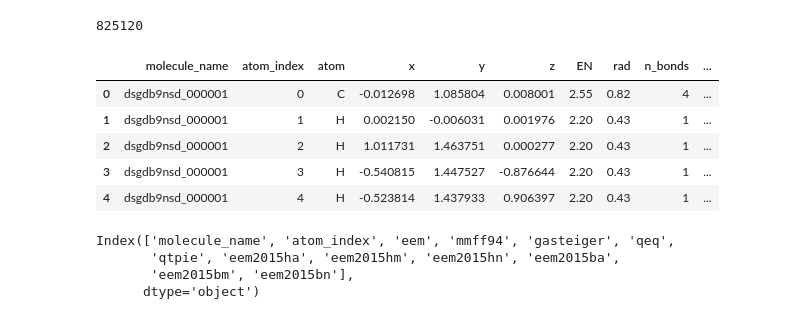
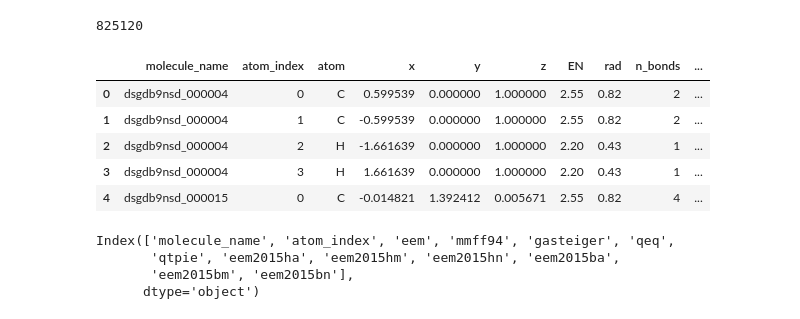
Before and after one commit to Atum19/PredictingMolecularProperties, a Jupyter notebook: all_data.ipynb, the cells around one changed output. Saved outputs shown, nothing was run; the diff lists cells and outputs as text; code cells hidden in the pictures.

```diff
--- a/all_data.ipynb
+++ b/all_data.ipynb
@@ -245,14 +247,14 @@ len(structures_test)
 # %% [output]
 825120
 # %%
-structures_train.head()
+structures_test.head()
 # %% [output]
 |  | molecule_name | atom_index | atom | x | y | z | EN | rad | n_bonds | ... |
-| 0 | dsgdb9nsd_000001 | 0 | C | -0.012698 | 1.085804 | 0.008001 | 2.55 | 0.82 | 4 | ... |
-| 1 | dsgdb9nsd_000001 | 1 | H | 0.002150 | -0.006031 | 0.001976 | 2.20 | 0.43 | 1 | ... |
-| 2 | dsgdb9nsd_000001 | 2 | H | 1.011731 | 1.463751 | 0.000277 | 2.20 | 0.43 | 1 | ... |
-| 3 | dsgdb9nsd_000001 | 3 | H | -0.540815 | 1.447527 | -0.876644 | 2.20 | 0.43 | 1 | ... |
-| 4 | dsgdb9nsd_000001 | 4 | H | -0.523814 | 1.437933 | 0.906397 | 2.20 | 0.43 | 1 | ... |
+| 0 | dsgdb9nsd_000004 | 0 | C | 0.599539 | 0.000000 | 1.000000 | 2.55 | 0.82 | 2 | ... |
+| 1 | dsgdb9nsd_000004 | 1 | C | -0.599539 | 0.000000 | 1.000000 | 2.55 | 0.82 | 2 | ... |
+| 2 | dsgdb9nsd_000004 | 2 | H | -1.661639 | 0.000000 | 1.000000 | 2.20 | 0.43 | 1 | ... |
+| 3 | dsgdb9nsd_000004 | 3 | H | 1.661639 | 0.000000 | 1.000000 | 2.20 | 0.43 | 1 | ... |
+| 4 | dsgdb9nsd_000015 | 0 | C | -0.014821 | 1.392412 | 0.005671 | 2.55 | 0.82 | 4 | ... |
 # %%
 trn_ob.columns
 # %% [output]
```
Also changed, not shown: parts of 52 cells of this notebook.
